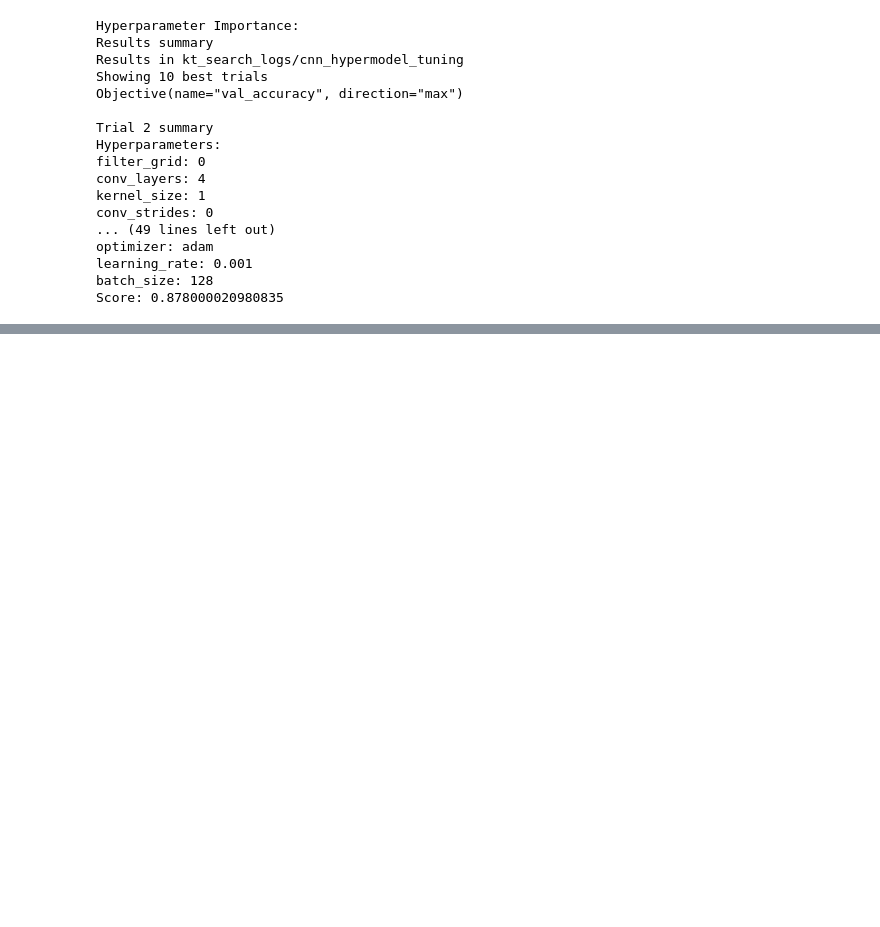
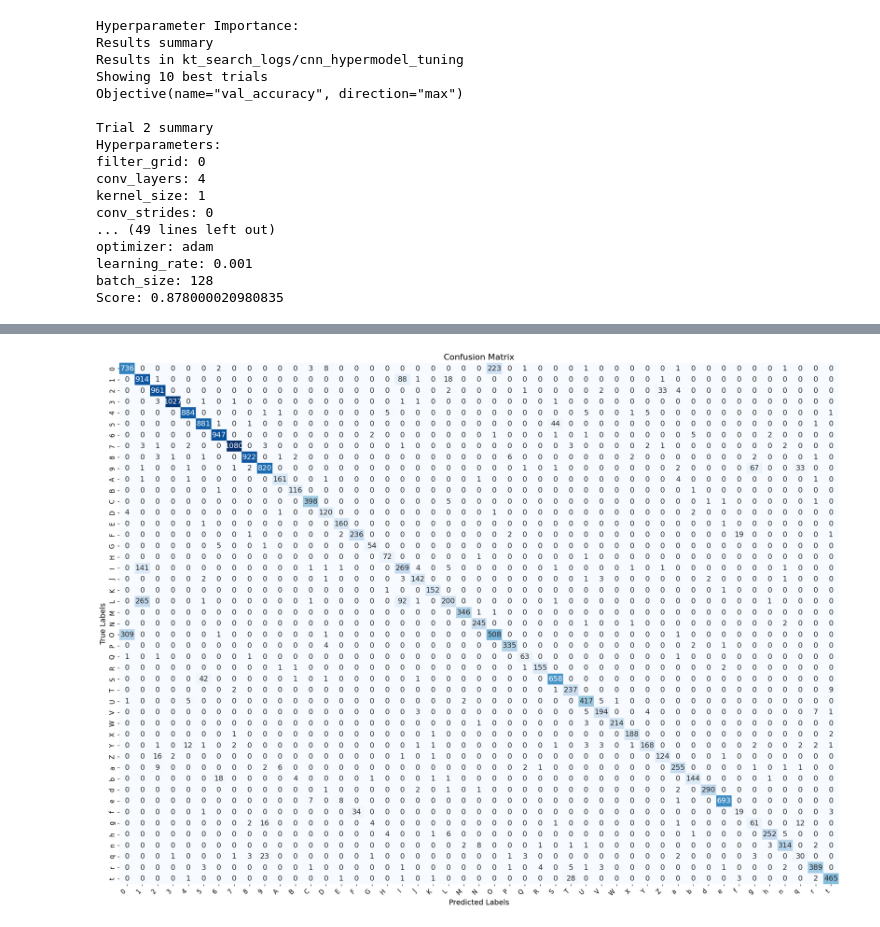
Before and after one commit to 0-2-H/COMP4318_ASSN2, a Jupyter notebook: Actual_Latest.ipynb, the cells around one changed output, grey strips where cells are left out. Cells and saved outputs as stored; diff of their text form; code cells hidden in the pictures; blank space fills up the shorter version.

Commit message:
conf matrix for resnet

```diff
--- a/Actual_Latest.ipynb
+++ b/Actual_Latest.ipynb
@@ -1214,15 +1236,6 @@ class CustomDataset(torch.utils.data.Dataset):
             transforms.ToTensor()                       # Convert back to tensor
         ])
 
-        # preprocess image resizing
-        augmented_images = []
-
-        for img in self.images:
-            augmented_images.append(self.transform(img))
-
-        self.images = augmented_images
-
-
     def __len__(self):
         return len(self.labels)
 
@@ -1230,7 +1243,7 @@ class CustomDataset(torch.utils.data.Dataset):
         image = self.images[idx]
         label = self.labels[idx]
 
-        return image, label
+        return self.transform(image), label
 
 # # Create datasets with transforms
 train_dataset = CustomDataset(train_images, train_labels)
@@ -1268,6 +1315,26 @@ import numpy as np
 from sklearn.metrics import classification_report, confusion_matrix
 import matplotlib.pyplot as plt
 import seaborn as sns
+from tqdm import tqdm
+
+def display_conf(conf_matrix):
+    # Get the number of classes
+    num_classes = conf_matrix.shape[0]
+
+    # Create character labels using the label_mapping
+    char_labels = [label_mapping[i] for i in range(num_classes)]
+
+    plt.figure(figsize=(20, 15))  # Increase the size of the figure for readability
+    sns.heatmap(conf_matrix, annot=True, fmt='d', cmap='Blues',
+                xticklabels=char_labels, yticklabels=char_labels,
+                cbar=False, annot_kws={"size": 14})
+    plt.title('Confusion Matrix', fontsize=16)
+    plt.ylabel('True Labels', fontsize=14)
+    plt.xlabel('Predicted Labels', fontsize=14)
+    plt.xticks(fontsize=12, rotation=45, ha='right')
+    plt.yticks(fontsize=12)
+    plt.tight_layout()  # Adjust layout to prevent cutting off labels
+    plt.show()
 
 def train_model(
     model,
@@ -1387,16 +1454,6 @@ def train_model(
     # Calculate confusion matrix
     conf_matrix = confusion_matrix(all_labels, all_preds)
 
-    # Plot confusion matrix with improved readability
-    plt.figure(figsize=(20, 15))  # Increase the size of the figure for readability
-    sns.heatmap(conf_matrix, annot=True, fmt='d', cmap='Blues', xticklabels=classes, yticklabels=classes, cbar=False, annot_kws={"size": 14})
-    plt.title('Confusion Matrix', fontsize=16)
-    plt.ylabel('True Labels', fontsize=14)
-    plt.xlabel('Predicted Labels', fontsize=14)
-    plt.xticks(fontsize=12)
-    plt.yticks(fontsize=12)
-    plt.show()
-
     return {
         'classification_report': report,
         'confusion_matrix': conf_matrix,
@@ -1466,3 +1523,5 @@ def run_hyperparameter_tuning(model, param_grid, train_loader, test_loader, trai
 
     # Return the best configuration
     return best_config, best_val_accuracy
+# %%
+resnet_results = train_model(model=resnet, train_loader=train_loader, test_loader=test_loader, train_labels=train_labels, class_weights_dict=class_weights_dict, num_epochs=10, learning_rate=5e-5)
@@ -1469 +1555,5 @@ def run_hyperparameter_tuning(model, param_grid, train_loader, test_loader, trai
+# %%
+display_conf(resnet_results["confusion_matrix"])
+# %% [output]
+[figure, added]
 # %%
```
Also changed, not shown: parts of 8 cells of this notebook.
